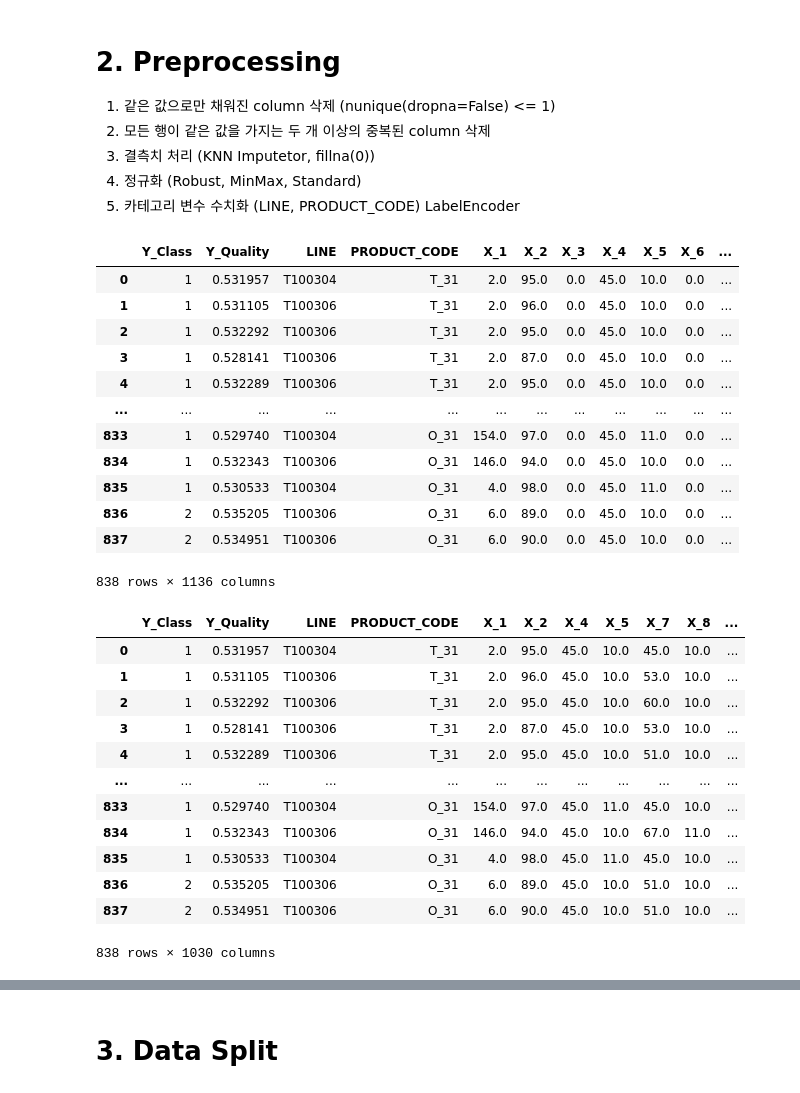
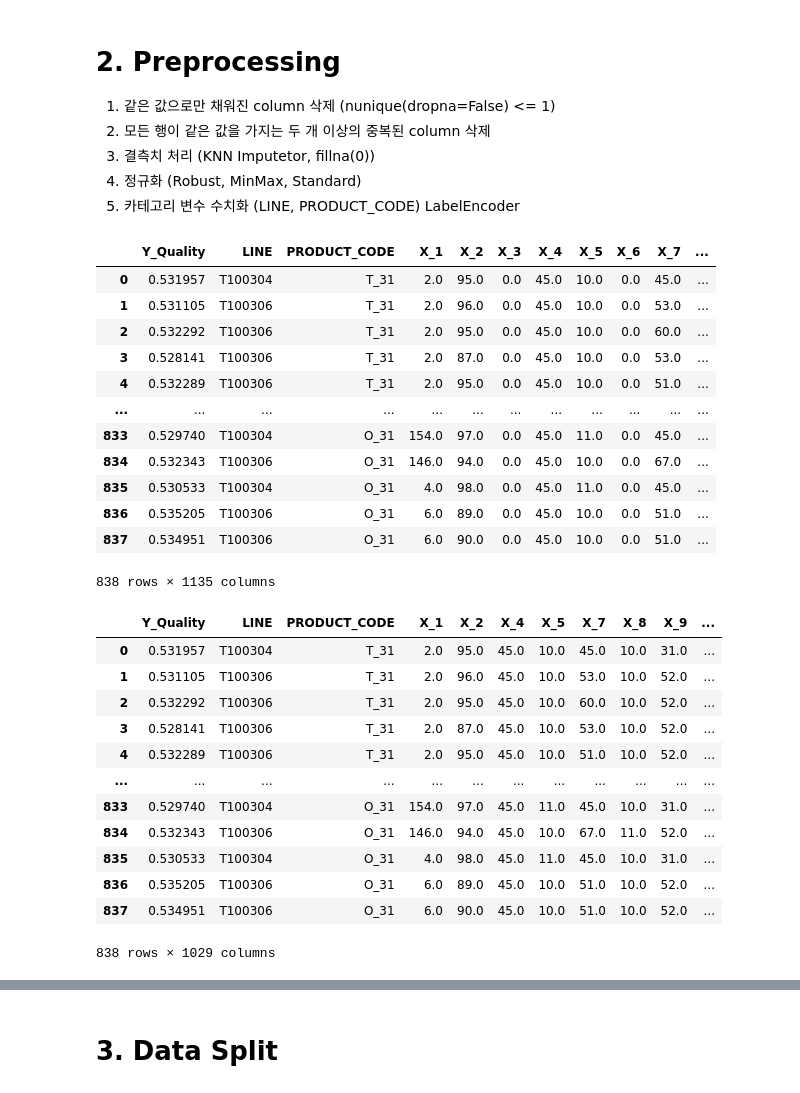
Before and after one commit to LGAimers/AI-PTA, a Jupyter notebook: dolphin/regression_T.ipynb, the cells around one changed output, grey strips where cells are left out. Drawn from its saved outputs; the diff is of its cells as text; code cells hidden in the pictures.

```diff
--- a/dolphin/regression_T.ipynb
+++ b/dolphin/regression_T.ipynb
@@ -89,23 +89,23 @@ data
 # %%
 # 1. Handling missing values
 # Preprocessed data -> processed_data
-processed_data = data.copy()
+processed_data = data.drop(['Y_Class'], axis=1).copy()
 processed_data = processed_data.fillna(0)
 processed_data
 # %% [output]
-|  | Y_Class | Y_Quality | LINE | PRODUCT_CODE | X_1 | X_2 | X_3 | X_4 | X_5 | X_6 | ... |
-| 0 | 1 | 0.531957 | T100304 | T_31 | 2.0 | 95.0 | 0.0 | 45.0 | 10.0 | 0.0 | ... |
-| 1 | 1 | 0.531105 | T100306 | T_31 | 2.0 | 96.0 | 0.0 | 45.0 | 10.0 | 0.0 | ... |
-| 2 | 1 | 0.532292 | T100306 | T_31 | 2.0 | 95.0 | 0.0 | 45.0 | 10.0 | 0.0 | ... |
-| 3 | 1 | 0.528141 | T100306 | T_31 | 2.0 | 87.0 | 0.0 | 45.0 | 10.0 | 0.0 | ... |
-| 4 | 1 | 0.532289 | T100306 | T_31 | 2.0 | 95.0 | 0.0 | 45.0 | 10.0 | 0.0 | ... |
+|  | Y_Quality | LINE | PRODUCT_CODE | X_1 | X_2 | X_3 | X_4 | X_5 | X_6 | X_7 | ... |
+| 0 | 0.531957 | T100304 | T_31 | 2.0 | 95.0 | 0.0 | 45.0 | 10.0 | 0.0 | 45.0 | ... |
+| 1 | 0.531105 | T100306 | T_31 | 2.0 | 96.0 | 0.0 | 45.0 | 10.0 | 0.0 | 53.0 | ... |
+| 2 | 0.532292 | T100306 | T_31 | 2.0 | 95.0 | 0.0 | 45.0 | 10.0 | 0.0 | 60.0 | ... |
+| 3 | 0.528141 | T100306 | T_31 | 2.0 | 87.0 | 0.0 | 45.0 | 10.0 | 0.0 | 53.0 | ... |
+| 4 | 0.532289 | T100306 | T_31 | 2.0 | 95.0 | 0.0 | 45.0 | 10.0 | 0.0 | 51.0 | ... |
 | ... | ... | ... | ... | ... | ... | ... | ... | ... | ... | ... | ... |
-| 833 | 1 | 0.529740 | T100304 | O_31 | 154.0 | 97.0 | 0.0 | 45.0 | 11.0 | 0.0 | ... |
-| 834 | 1 | 0.532343 | T100306 | O_31 | 146.0 | 94.0 | 0.0 | 45.0 | 10.0 | 0.0 | ... |
-| 835 | 1 | 0.530533 | T100304 | O_31 | 4.0 | 98.0 | 0.0 | 45.0 | 11.0 | 0.0 | ... |
-| 836 | 2 | 0.535205 | T100306 | O_31 | 6.0 | 89.0 | 0.0 | 45.0 | 10.0 | 0.0 | ... |
-| 837 | 2 | 0.534951 | T100306 | O_31 | 6.0 | 90.0 | 0.0 | 45.0 | 10.0 | 0.0 | ... |
+| 833 | 0.529740 | T100304 | O_31 | 154.0 | 97.0 | 0.0 | 45.0 | 11.0 | 0.0 | 45.0 | ... |
+| 834 | 0.532343 | T100306 | O_31 | 146.0 | 94.0 | 0.0 | 45.0 | 10.0 | 0.0 | 67.0 | ... |
+| 835 | 0.530533 | T100304 | O_31 | 4.0 | 98.0 | 0.0 | 45.0 | 11.0 | 0.0 | 45.0 | ... |
+| 836 | 0.535205 | T100306 | O_31 | 6.0 | 89.0 | 0.0 | 45.0 | 10.0 | 0.0 | 51.0 | ... |
+| 837 | 0.534951 | T100306 | O_31 | 6.0 | 90.0 | 0.0 | 45.0 | 10.0 | 0.0 | 51.0 | ... |
-838 rows × 1136 columns
+838 rows × 1135 columns
 # %%
 # 2. 같은 값으로만 채워진 column 삭제 (nunique(dropna=False) <= 1)
 # Get the counts of unique values per column
@@ -118,19 +118,19 @@ duplicated_columns = value_counts[value_counts <= 1].index
 processed_data = processed_data.drop(duplicated_columns, axis=1)
 processed_data
 # %% [output]
-|  | Y_Class | Y_Quality | LINE | PRODUCT_CODE | X_1 | X_2 | X_4 | X_5 | X_7 | X_8 | ... |
-| 0 | 1 | 0.531957 | T100304 | T_31 | 2.0 | 95.0 | 45.0 | 10.0 | 45.0 | 10.0 | ... |
-| 1 | 1 | 0.531105 | T100306 | T_31 | 2.0 | 96.0 | 45.0 | 10.0 | 53.0 | 10.0 | ... |
-| 2 | 1 | 0.532292 | T100306 | T_31 | 2.0 | 95.0 | 45.0 | 10.0 | 60.0 | 10.0 | ... |
-| 3 | 1 | 0.528141 | T100306 | T_31 | 2.0 | 87.0 | 45.0 | 10.0 | 53.0 | 10.0 | ... |
-| 4 | 1 | 0.532289 | T100306 | T_31 | 2.0 | 95.0 | 45.0 | 10.0 | 51.0 | 10.0 | ... |
+|  | Y_Quality | LINE | PRODUCT_CODE | X_1 | X_2 | X_4 | X_5 | X_7 | X_8 | X_9 | ... |
+| 0 | 0.531957 | T100304 | T_31 | 2.0 | 95.0 | 45.0 | 10.0 | 45.0 | 10.0 | 31.0 | ... |
+| 1 | 0.531105 | T100306 | T_31 | 2.0 | 96.0 | 45.0 | 10.0 | 53.0 | 10.0 | 52.0 | ... |
+| 2 | 0.532292 | T100306 | T_31 | 2.0 | 95.0 | 45.0 | 10.0 | 60.0 | 10.0 | 52.0 | ... |
+| 3 | 0.528141 | T100306 | T_31 | 2.0 | 87.0 | 45.0 | 10.0 | 53.0 | 10.0 | 52.0 | ... |
+| 4 | 0.532289 | T100306 | T_31 | 2.0 | 95.0 | 45.0 | 10.0 | 51.0 | 10.0 | 52.0 | ... |
 | ... | ... | ... | ... | ... | ... | ... | ... | ... | ... | ... | ... |
-| 833 | 1 | 0.529740 | T100304 | O_31 | 154.0 | 97.0 | 45.0 | 11.0 | 45.0 | 10.0 | ... |
-| 834 | 1 | 0.532343 | T100306 | O_31 | 146.0 | 94.0 | 45.0 | 10.0 | 67.0 | 11.0 | ... |
-| 835 | 1 | 0.530533 | T100304 | O_31 | 4.0 | 98.0 | 45.0 | 11.0 | 45.0 | 10.0 | ... |
-| 836 | 2 | 0.535205 | T100306 | O_31 | 6.0 | 89.0 | 45.0 | 10.0 | 51.0 | 10.0 | ... |
-| 837 | 2 | 0.534951 | T100306 | O_31 | 6.0 | 90.0 | 45.0 | 10.0 | 51.0 | 10.0 | ... |
+| 833 | 0.529740 | T100304 | O_31 | 154.0 | 97.0 | 45.0 | 11.0 | 45.0 | 10.0 | 31.0 | ... |
+| 834 | 0.532343 | T100306 | O_31 | 146.0 | 94.0 | 45.0 | 10.0 | 67.0 | 11.0 | 52.0 | ... |
+| 835 | 0.530533 | T100304 | O_31 | 4.0 | 98.0 | 45.0 | 11.0 | 45.0 | 10.0 | 31.0 | ... |
+| 836 | 0.535205 | T100306 | O_31 | 6.0 | 89.0 | 45.0 | 10.0 | 51.0 | 10.0 | 52.0 | ... |
+| 837 | 0.534951 | T100306 | O_31 | 6.0 | 90.0 | 45.0 | 10.0 | 51.0 | 10.0 | 52.0 | ... |
-838 rows × 1030 columns
+838 rows × 1029 columns
 # %%
 # 3. 모든 행이 같은 값을 가지는 두 개 이상의 중복된 column 삭제
 df = processed_data.iloc[:,4:].T.drop_duplicates(keep='first').T
```
Also changed, not shown: parts of 18 cells of this notebook, 3 other files.
